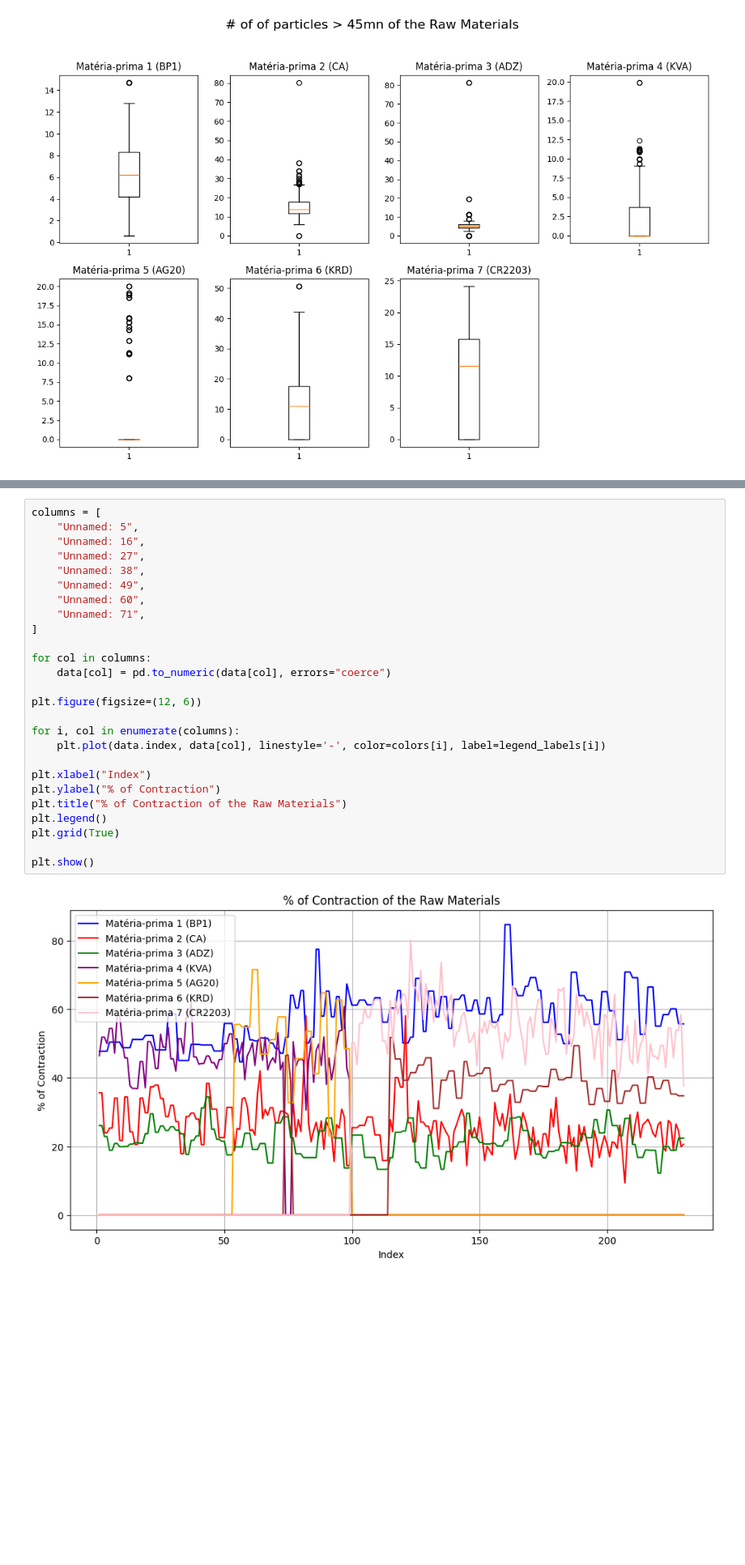
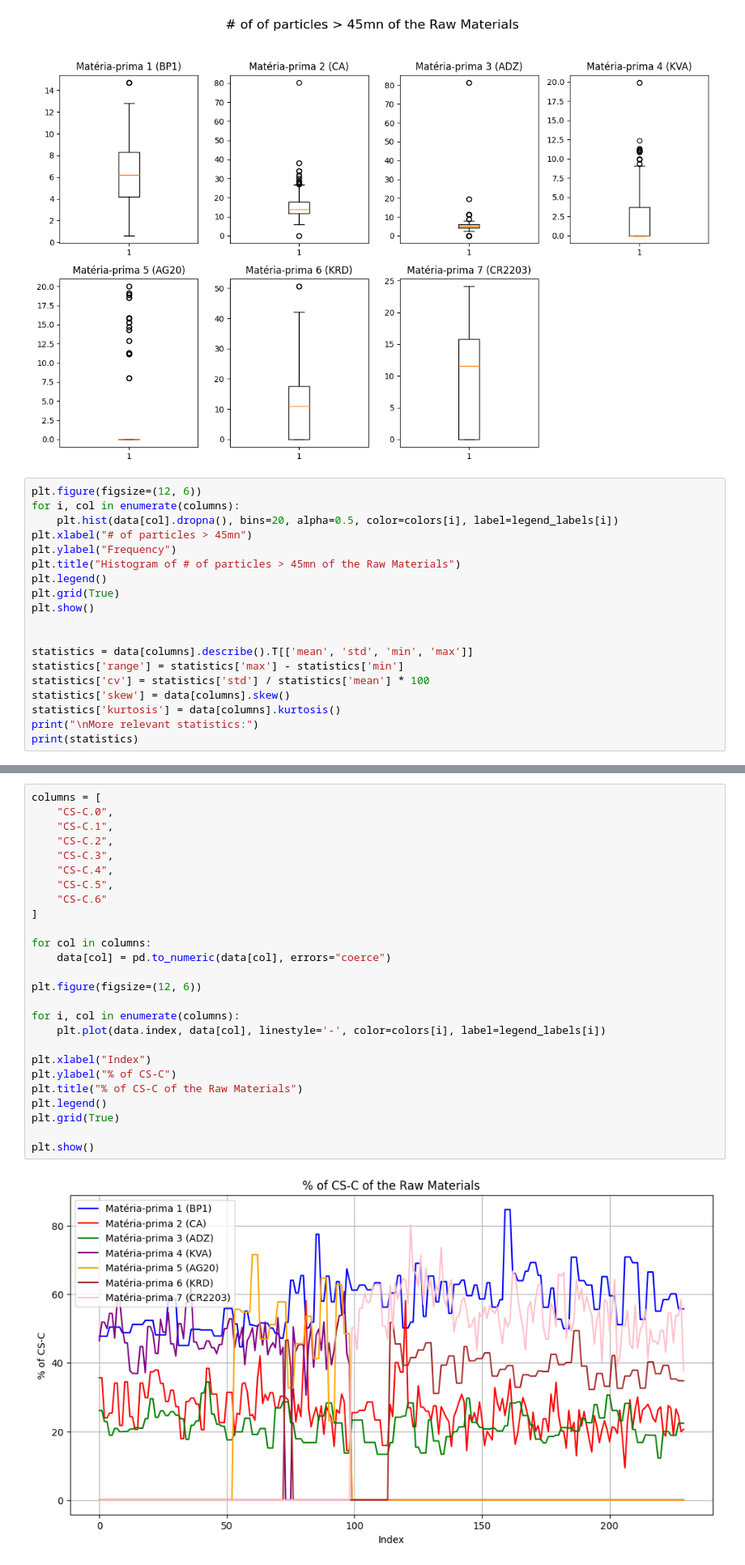
Before and after one commit to pedro-ddomingues/PEC, a Jupyter notebook: Data_Stuff.ipynb, the cells around one changed output, grey strips where cells are left out. Shown at 81% size. Drawn from its saved outputs; the diff is of its cells as text; blank space fills up the shorter version.

```diff
--- a/Data_Stuff.ipynb
+++ b/Data_Stuff.ipynb
@@ -250,3 +448,22 @@ plt.tight_layout(rect=[0, 0, 1, 0.95])
 plt.show()
 # %% [output]
 [figure]
+# %%
+plt.figure(figsize=(12, 6))
+for i, col in enumerate(columns):
+    plt.hist(data[col].dropna(), bins=20, alpha=0.5, color=colors[i], label=legend_labels[i])
+plt.xlabel("# of particles > 45mn")
+plt.ylabel("Frequency")
+plt.title("Histogram of # of particles > 45mn of the Raw Materials")
+plt.legend()
+plt.grid(True)
+plt.show()
+
+
+statistics = data[columns].describe().T[['mean', 'std', 'min', 'max']]
+statistics['range'] = statistics['max'] - statistics['min']
+statistics['cv'] = statistics['std'] / statistics['mean'] * 100
+statistics['skew'] = data[columns].skew()
+statistics['kurtosis'] = data[columns].kurtosis()
+print("\nMore relevant statistics:")
+print(statistics)
@@ -253,31 +504,31 @@ plt.show()
 # %%
 columns = [
-    "Unnamed: 5",
-    "Unnamed: 16",
-    "Unnamed: 27",
-    "Unnamed: 38",
-    "Unnamed: 49",
-    "Unnamed: 60",
-    "Unnamed: 71",
+    "CS-C.0",
+    "CS-C.1",
+    "CS-C.2",
+    "CS-C.3",
+    "CS-C.4",
+    "CS-C.5",
+    "CS-C.6"
 ]
 
 for col in columns:
     data[col] = pd.to_numeric(data[col], errors="coerce")
 
 plt.figure(figsize=(12, 6))
 
 for i, col in enumerate(columns):
     plt.plot(data.index, data[col], linestyle='-', color=colors[i], label=legend_labels[i])
 
 plt.xlabel("Index")
-plt.ylabel("% of Contraction")
-plt.title("% of Contraction of the Raw Materials")
+plt.ylabel("% of CS-C")
+plt.title("% of CS-C of the Raw Materials")
 plt.legend()
 plt.grid(True)
 
 plt.show()
 # %% [output]
-[figure, old version]
+[figure, new version]
 # %%
 fig, axs = plt.subplots(2, 4, figsize=(12, 8))
 
```
Also changed, not shown: parts of 51 cells of this notebook, 1 other file.
